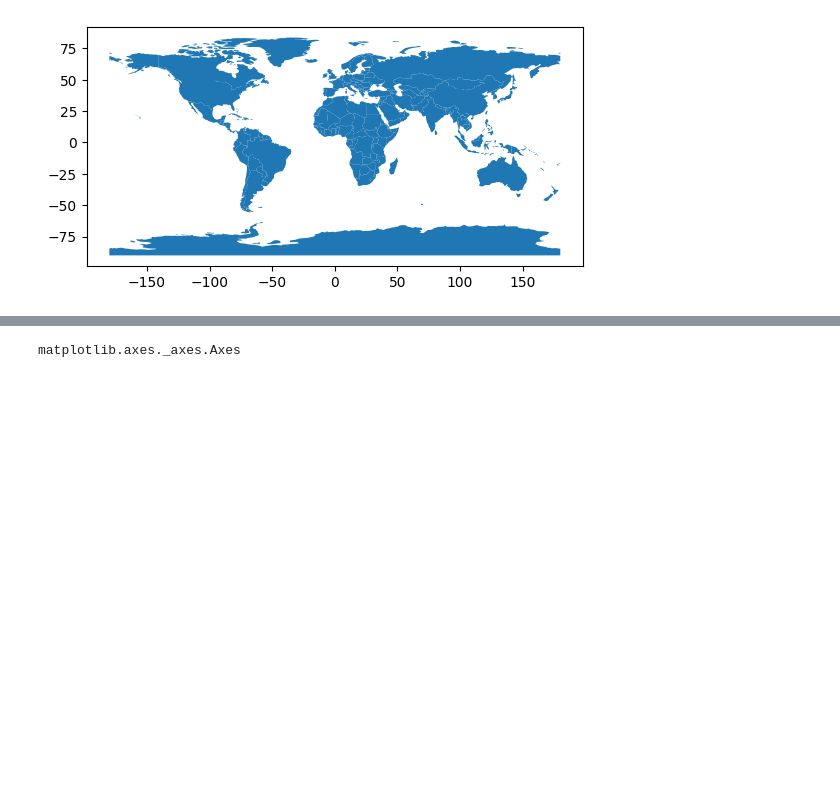
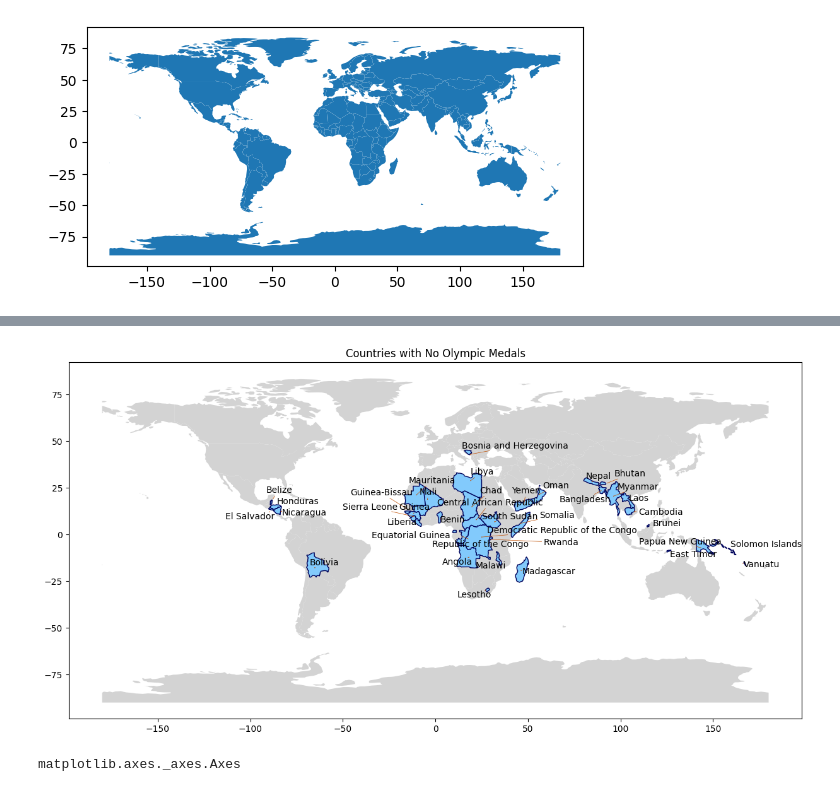
Before and after one commit to cedarmora/no-olympic-medals, a Jupyter notebook: no-olympic-medals.ipynb, the cells around one changed output, grey strips where cells are left out. Saved outputs shown, nothing was run; the diff lists cells and outputs as text; code cells hidden in the pictures; blank space fills up the shorter version.

Commit message:
Labels less cluttered, orange leader lines

```diff
--- a/no-olympic-medals.ipynb
+++ b/no-olympic-medals.ipynb
@@ -153,3 +82,55 @@ ModuleNotFoundError: No module named 'scipy'
+# %%
+# Filter countries with no medals
+no_medals_df = world[world['SOVEREIGNT'].isin(country_names)]
+
+# Plot the map
+fig, ax = plt.subplots(1, 1, figsize=(15, 10))
+world.plot(ax=ax, color='lightgrey')
+no_medals_df.plot(ax=ax, color='xkcd:sky', edgecolor='xkcd:dark blue')
+
+
+
+
+
+from adjustText import adjust_text
+
+# List to hold text annotations for automatic adjustment
+texts = []
+
+# Function to apply a slight random offset to the label position
+def annotate_with_simple_offset(row, ax):
+    # Get the centroid coordinates
+    centroid = row.geometry.centroid.coords[0]
+
+    # Define a small random offset for x and y positions
+    offset_x = np.random.uniform(-1.5, 1.5)
+    offset_y = np.random.uniform(-1.5, 1.5)
+
+    # Calculate the new label position
+    label_position = (centroid[0] + offset_x, centroid[1] + offset_y)
+
+    # Create text annotation (add it to list for adjustment)
+    txt = ax.annotate(text=row['ADMIN'], xy=label_position, ha='center')
+    texts.append(txt)
+
+# Apply the function to each row
+no_medals_df.apply(lambda x: annotate_with_simple_offset(x, ax), axis=1)
+
+# Automatically adjust the text positions to avoid overlap
+adjust_text(texts, arrowprops=dict(arrowstyle="->", color='xkcd:burnt orange', lw=0.5))
+
+
+
+
+
+
+
+
+
+plt.title('Countries with No Olympic Medals')
+plt.show()
+# %% [output]
+[figure, added]
 # %%
 type(ax)
 # %% [output]
```
Also changed, not shown: parts of 2 cells of this notebook.
